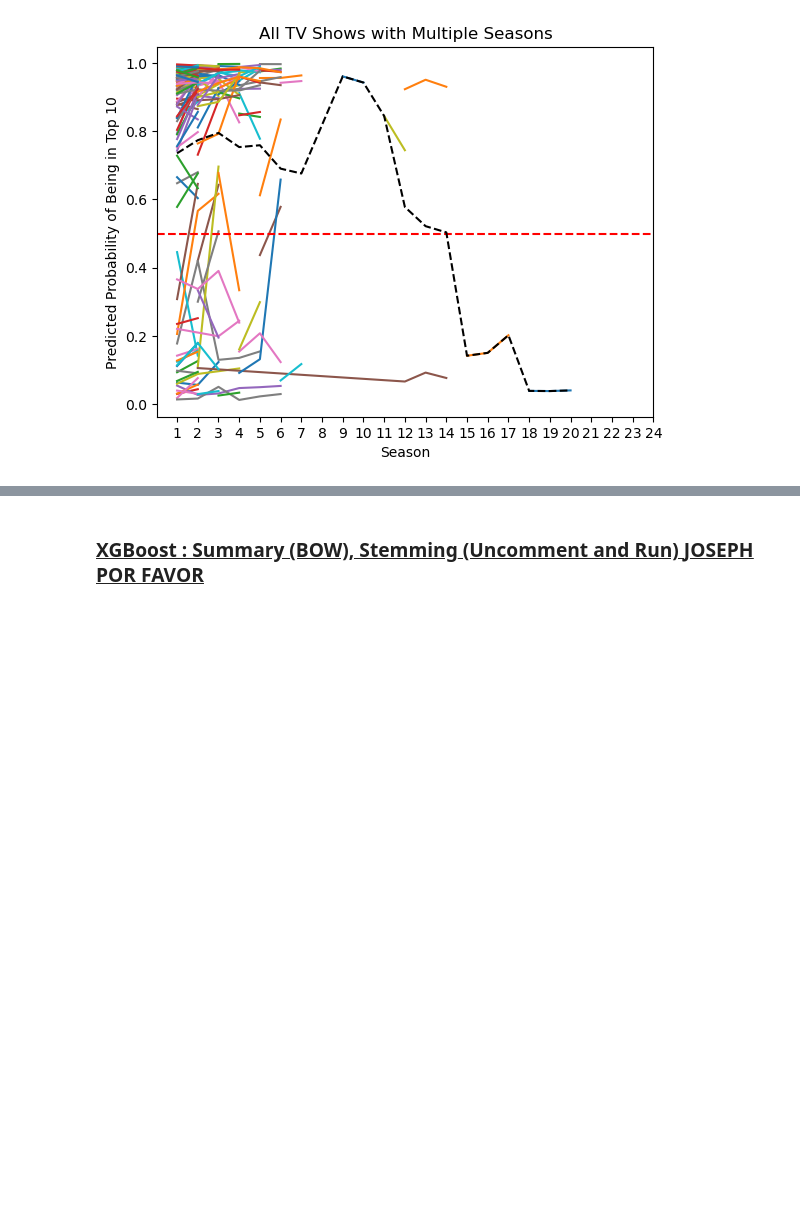
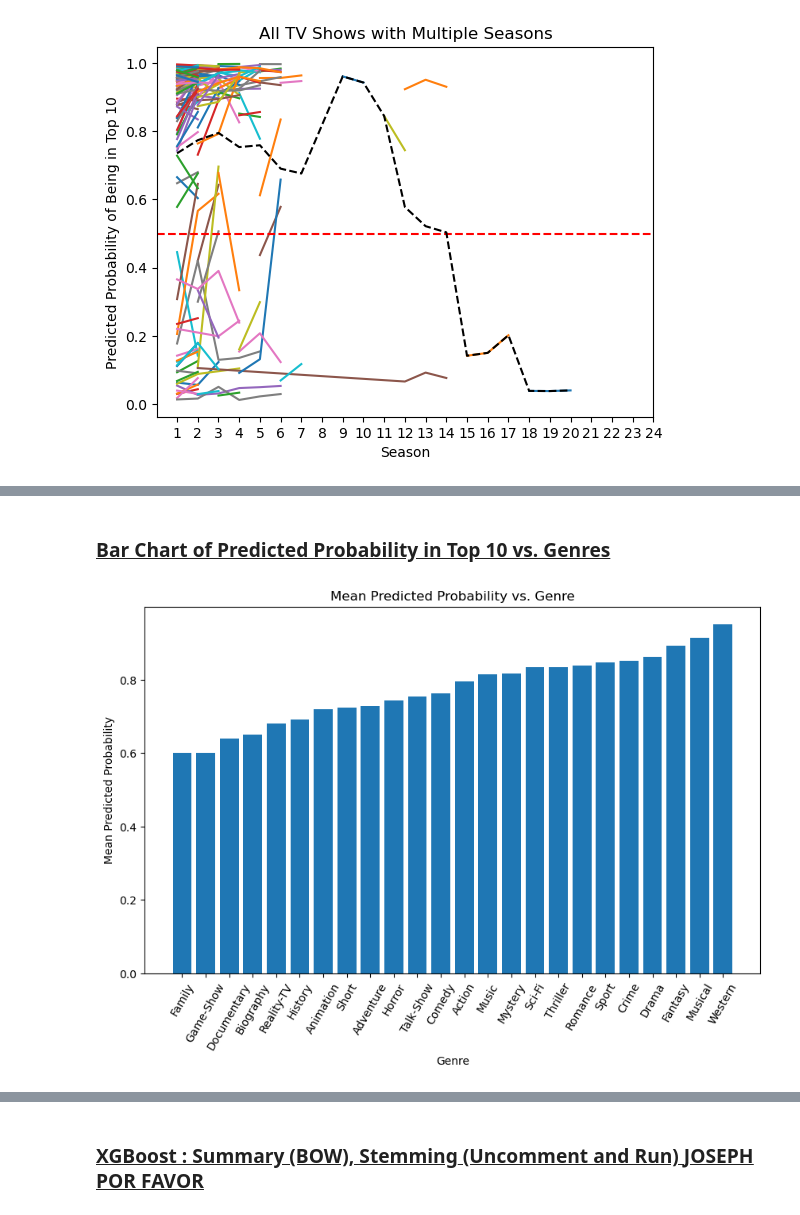
Before and after one commit to Joeyzect/Netflix_ALab_2022, a Jupyter notebook: notebooks/16-yen-tvshows-redux-modelling-final.ipynb, the cells around one changed output, grey strips where cells are left out. Drawn from its saved outputs; the diff is of its cells as text; code cells hidden in the pictures; blank space fills up the shorter version.

```diff
--- a/notebooks/16-yen-tvshows-redux-modelling-final.ipynb
+++ b/notebooks/16-yen-tvshows-redux-modelling-final.ipynb
@@ -1095,0 +1386,34 @@ plt.show()
+# %% [markdown]
+### <u>Bar Chart of Predicted Probability in Top 10 vs. Genres
+# %%
+# for each tv_show in the test_wProb dataframe, append the genre to a list
+genre_list = []
+for index, tvshow in test_wProb.iterrows():
+    genre = tvshow['genres'].split(',')
+    for g in genre:
+        genre_list.append(g.strip())
+
+# take only unique elements of genre_list
+genres = list(set(genre_list))
+genres
+
+# calculate the mean predicted probability for each genre in the test_wProb dataframe and append to a dictionary with corresponding genre
+genre_prob = {}
+for genre in genres:
+    prob = test_wProb[test_wProb['genres'].str.contains(genre)]['pred_proba'].mean()
+    genre_prob[genre] = prob
+
+# sort genre_prob dictionary by value
+genre_prob = {k: v for k, v in sorted(genre_prob.items(), key=lambda item: item[1])}
+genre_prob
+
+# create bar plot of genre vs. mean predicted probability
+plt.figure(figsize=(10, 6))
+plt.bar(genre_prob.keys(), genre_prob.values())
+plt.title('Mean Predicted Probability vs. Genre')
+plt.xlabel('Genre')
+plt.ylabel('Mean Predicted Probability')
+plt.xticks(rotation=60)
+plt.show()
+# %% [output]
+[figure, added]
```
Also changed, not shown: parts of 27 cells of this notebook.
